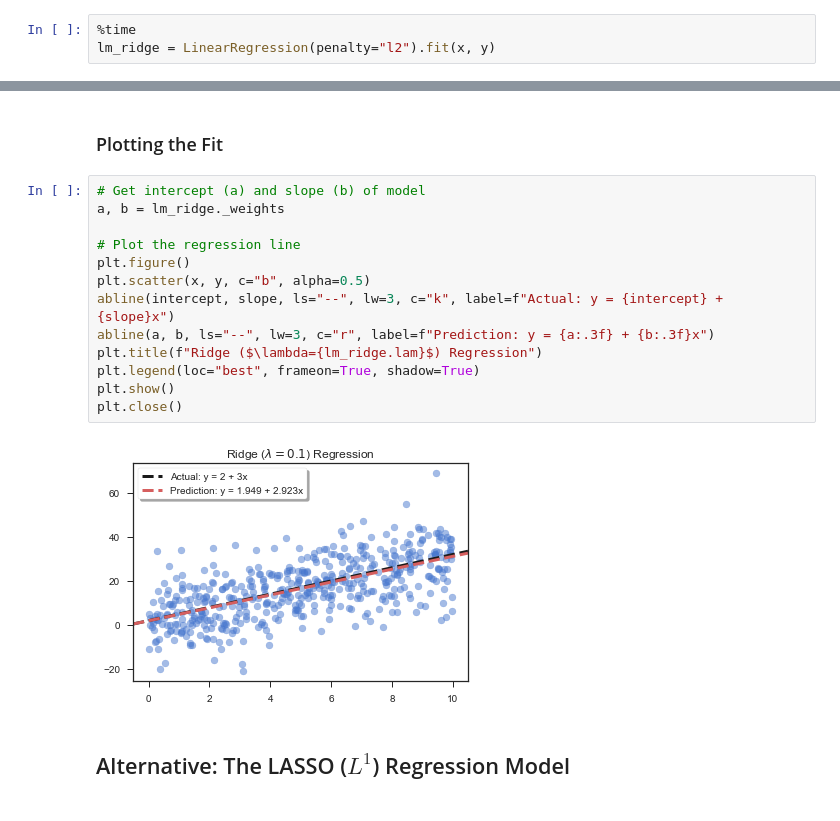
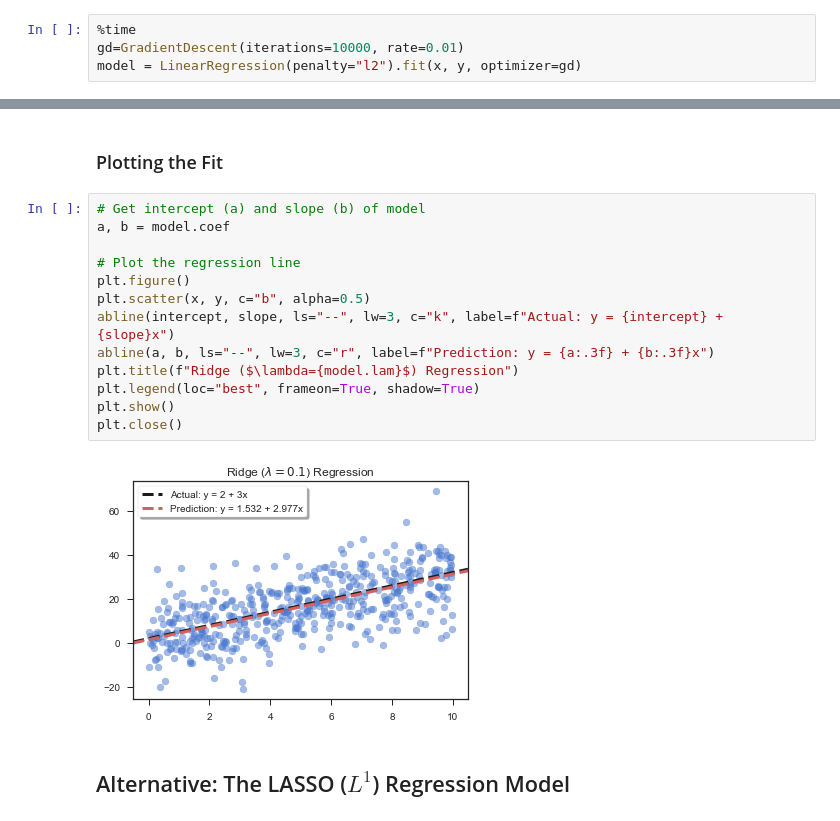
Before and after one commit to artemmavrin/StatTools, a Jupyter notebook: examples/Simple Linear Regression.ipynb, the cells around one changed output, grey strips where cells are left out. Saved outputs shown, nothing was run; the diff lists cells and outputs as text.

```diff
--- a/examples/Simple Linear Regression.ipynb
+++ b/examples/Simple Linear Regression.ipynb
@@ -73,5 +73,6 @@ MSE: 0.23571
 ### Fitting the Model
 # %%
 %time
-lm_ridge = LinearRegression(penalty="l2").fit(x, y)
+gd=GradientDescent(iterations=10000, rate=0.01)
+model = LinearRegression(penalty="l2").fit(x, y, optimizer=gd)
 # %% [output]
@@ -81,19 +82,19 @@ Wall time: 11.2 µs
 ### Plotting the Fit
 # %%
 # Get intercept (a) and slope (b) of model
-a, b = lm_ridge._weights
+a, b = model.coef
 
 # Plot the regression line
 plt.figure()
 plt.scatter(x, y, c="b", alpha=0.5)
 abline(intercept, slope, ls="--", lw=3, c="k", label=f"Actual: y = {intercept} + {slope}x")
 abline(a, b, ls="--", lw=3, c="r", label=f"Prediction: y = {a:.3f} + {b:.3f}x")
-plt.title(f"Ridge ($\lambda={lm_ridge.lam}$) Regression")
+plt.title(f"Ridge ($\lambda={model.lam}$) Regression")
 plt.legend(loc="best", frameon=True, shadow=True)
 plt.show()
 plt.close()
 # %% [output]
-[figure, old version]
+[figure, new version]
 # %% [markdown]
 ## Alternative: The LASSO ($L^1$) Regression Model
 # %% [markdown]
```
Also changed, not shown: parts of 6 cells of this notebook, 4 other files.
